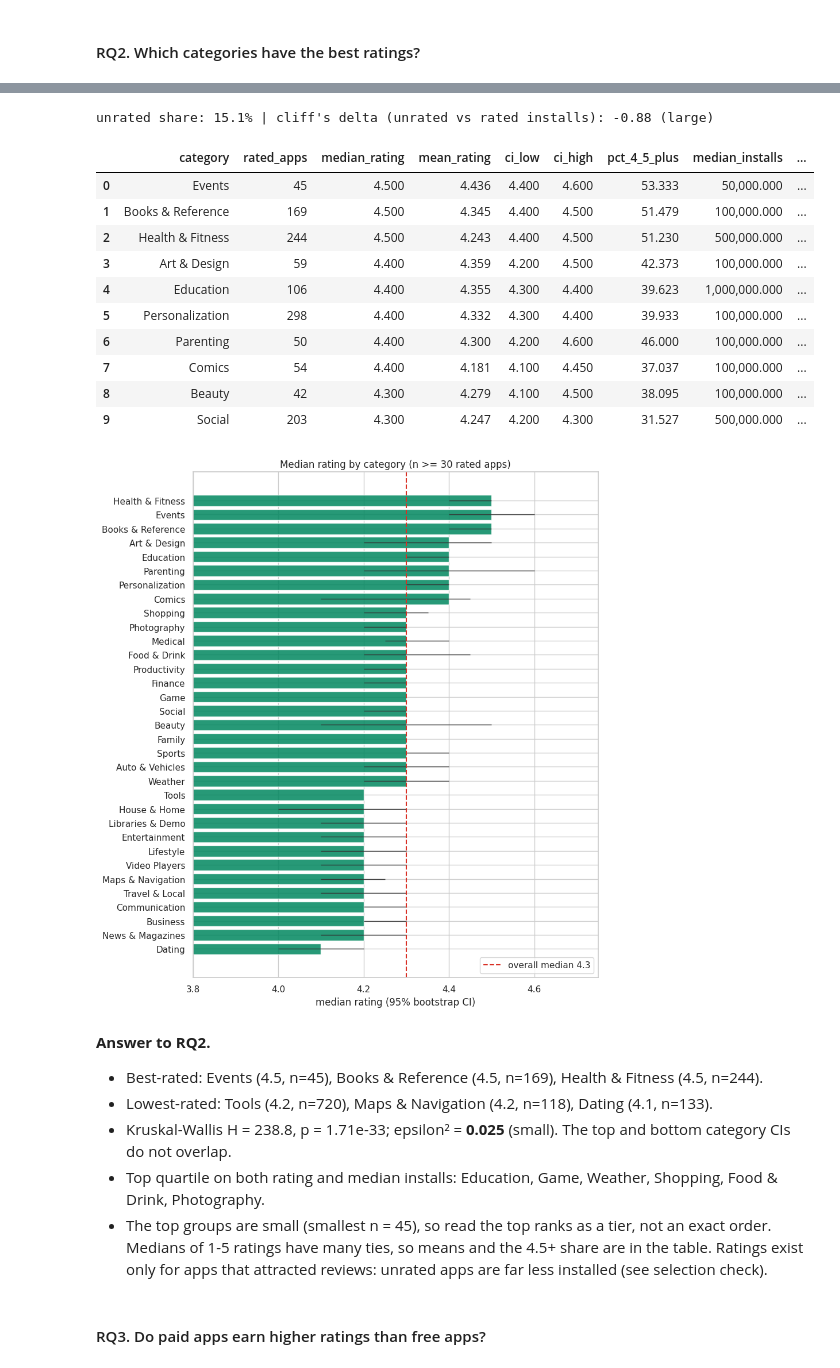
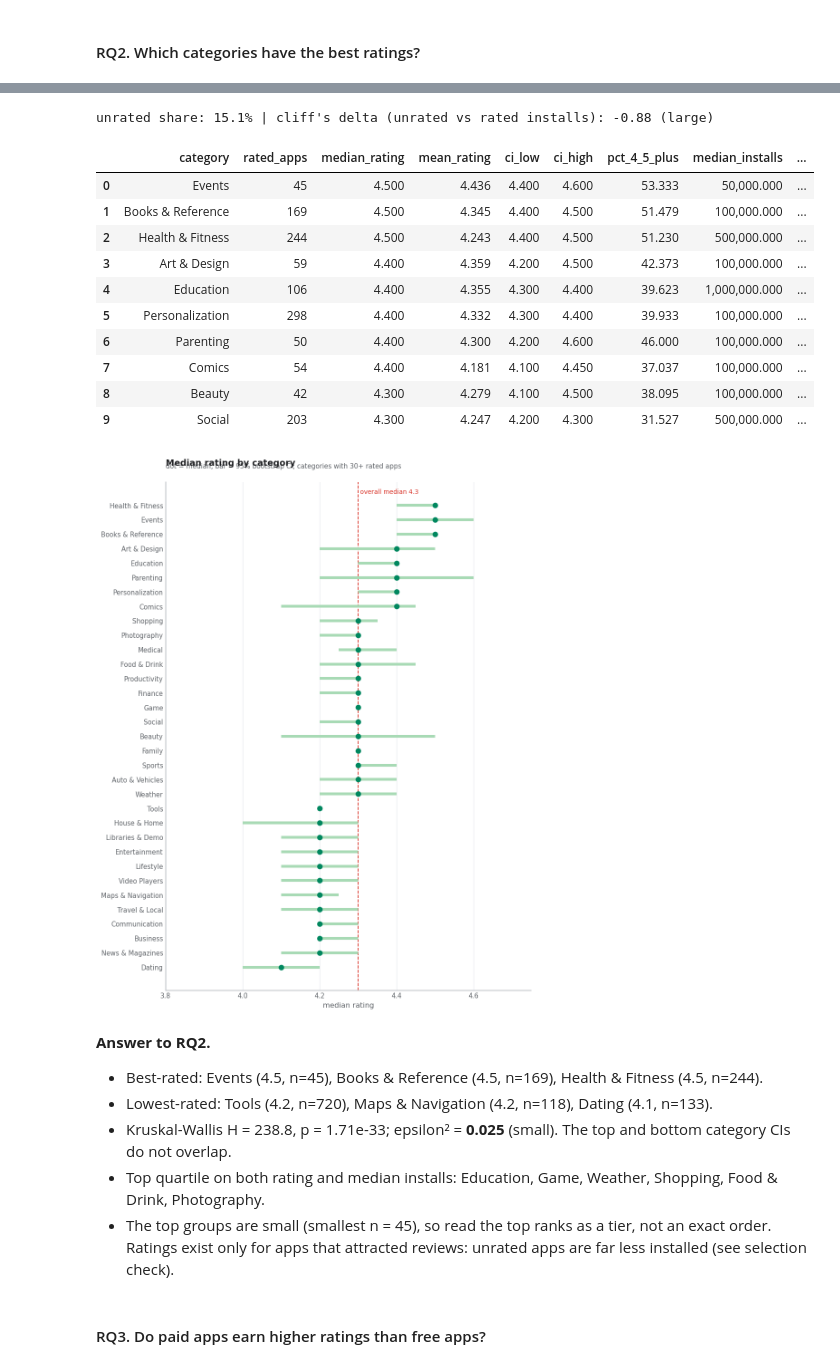
Before and after one commit to MokuaEnock/google_play_store_analysis, a Jupyter notebook: google_play_store_analysis.ipynb, the cells around one changed output, grey strips where cells are left out. Saved outputs shown, nothing was run; the diff lists cells and outputs as text; code cells hidden in the pictures.

```diff
--- a/google_play_store_analysis.ipynb
+++ b/google_play_store_analysis.ipynb
@@ -672,6 +715,7 @@ def engineer_features(pdf: pd.DataFrame) -> pd.DataFrame:
     df = pdf.copy()
 
     df["last_updated"] = pd.to_datetime(df["last_updated"], format="%B %d, %Y", errors="coerce")
+    # "today" = newest update in the data, so recency does not depend on when you run this
     snapshot_date = df["last_updated"].max()
     df["days_since_update"] = (snapshot_date - df["last_updated"]).dt.days
 
@@ -679,7 +723,7 @@ def engineer_features(pdf: pd.DataFrame) -> pd.DataFrame:
     df["primary_genre"] = df["genres"].str.split(";").str[0].str.strip()
 
     df["is_paid"] = df["type"].eq("Paid")
-    df["size_missing"] = df["size_mb"].isna()
+    df["size_missing"] = df["size_mb"].isna()   # "Varies with device" stays flagged, not guessed
     df["has_rating"] = df["rating"].notna()
 
     df["log10_installs"] = np.log10(df["installs"] + 1)
@@ -709,6 +753,23 @@ def engineer_features(pdf: pd.DataFrame) -> pd.DataFrame:
         np.select([df["installs"] < 10_000, df["installs"] < 1_000_000], ["<10K", "10K-1M"], default="1M+"),
         categories=["<10K", "10K-1M", "1M+"], ordered=True)
 
+    # recency_band as an explicit ordered categorical (same order as the labels above)
+    df["recency_band"] = pd.Categorical(df["recency_band"].astype(str), categories=recency_labels, ordered=True)
+
+    # content rating: youngest audience -> oldest audience, Unrated last
+    cr_order = ["Everyone", "Everyone 10+", "Teen", "Mature 17+", "Adults only 18+", "Unrated"]
+    cr_order += sorted(set(df["content_rating"].dropna()) - set(cr_order))
+    df["content_rating"] = pd.Categorical(df["content_rating"], categories=cr_order, ordered=True)
+
+    # Numeric sort keys. A csv has no category order, so Tableau/Excel sort text labels alphabetically ("1B+" before "1K+")
+    for col in ["installs_bucket", "size_band", "price_band", "recency_band", "install_tier", "content_rating"]:
+        df[f"{col}_sort"] = df[col].cat.codes + 1
+
+    # self-sorting labels for tools that cannot sort by another field (e.g. "01 | 1K+")
+    for col in ["installs_bucket", "size_band", "price_band", "recency_band", "install_tier"]:
+        width = len(str(len(df[col].cat.categories)))
+        df[f"{col}_ordered"] = df[f"{col}_sort"].astype(str).str.zfill(width) + " | " + df[col].astype(str)
+
     return df.drop(columns=["size", "current_ver", "android_ver"], errors="ignore")
 
 clean_df = engineer_features(pdf)
@@ -1104,17 +1193,21 @@ display(ct.head(10))
 
 H, p_kw, eps2 = epsilon_squared([g["rating"].to_numpy() for _, g in rated.groupby("category") if len(g) >= MIN_N])
 
-order = ct.sort_values("median_rating")
+order = ct.sort_values("median_rating").reset_index(drop=True)
 err = [(order["median_rating"] - order["ci_low"]).clip(lower=0), (order["ci_high"] - order["median_rating"]).clip(lower=0)]
-fig, ax = plt.subplots(figsize=(9, max(5, 0.3 * len(order))))
-ax.barh(order["category"], order["median_rating"], xerr=err, color=GREEN, alpha=0.85, error_kw=dict(ecolor="#333", lw=1))
-ax.axvline(rated["rating"].median(), color=RED, ls="--", label=f"overall median {rated['rating'].median():.1f}")
+fig, ax = plt.subplots(figsize=(9, max(5, 0.3 * len(order) + 1.5)))
+# dot = median, bar = 95% bootstrap CI. medians of 1-5 ratings tie a lot, so some CIs collapse to a point
+ax.errorbar(order["median_rating"], order.index, xerr=err, fmt="o", color=GREEN, ecolor=LIGHT_GREEN,
+            elinewidth=4, capsize=0, ms=7, zorder=3)
+overall = rated["rating"].median()
+ax.axvline(overall, color=RED, ls="--", lw=1.2, zorder=1)
+ax.text(overall, len(order) - 0.3, f" overall median {overall:.1f}", color=RED, fontsize=9, va="bottom")
+ax.set_yticks(order.index); ax.set_yticklabels(order["category"])
 ax.set_xlim(max(1, order["ci_low"].min() - 0.2), min(5, order["ci_high"].max() + 0.15))
-ax.set_xlabel("median rating (95% bootstrap CI)"); ax.set_ylabel("")
-ax.set_title(f"Median rating by category (n >= {MIN_N} rated apps)"); ax.legend(loc="lower right")
-plt.tight_layout()
-plt.savefig(f"{image_path}/06_category_ratings.png", dpi=150)
-plt.show()
+title_block(ax, "Median rating by category", f"dot = median, bar = 95% bootstrap CI; categories with {MIN_N}+ rated apps")
+ax.set_xlabel("median rating"); ax.set_ylabel("")
+tidy(ax, grid="x")
+save_chart(fig, "06_category_ratings")
 
 q_rating, q_inst = ct["median_rating"].quantile(0.75), ct["median_installs"].quantile(0.75)
 both = ct[(ct["median_rating"] >= q_rating) & (ct["median_installs"] >= q_inst)]["category"].tolist()
@@ -1123,35 +1216,35 @@ separable = ct.iloc[0]["ci_low"] > ct.iloc[-1]["ci_high"]
 small_top = int(top3["rated_apps"].min()) < 60
 
 ANSWERS["RQ2"] = (f"Highest median ratings: {', '.join(top3['category'])} ({top3['median_rating'].iloc[0]:.1f}); lowest: "
                   f"{', '.join(bot3['category'])} ({bot3['median_rating'].iloc[-1]:.1f}). Category explains "
                   f"{eps2:.1%} of rating rank variance ({eps2_label(eps2)} effect).")
 
 display(Markdown(f"""
 **Answer to RQ2.**
 
 - Best-rated: {', '.join(f"{r.category} ({r.median_rating:.1f}, n={r.rated_apps})" for r in top3.itertuples())}.
 - Lowest-rated: {', '.join(f"{r.category} ({r.median_rating:.1f}, n={r.rated_apps})" for r in bot3.itertuples())}.
 - Kruskal-Wallis H = {H:.1f}, p = {fmt_p(p_kw)}; epsilon² = **{eps2:.3f}** ({eps2_label(eps2)}). The top and bottom category CIs {'do not overlap' if separable else 'overlap'}.
 - Top quartile on both rating and median installs: {', '.join(both) if both else 'none'}.
-- {'The top groups are small (smallest n = ' + str(int(top3['rated_apps'].min())) + '), so read the top ranks as a tier, not an exact order. ' if small_top else ''}Medians of 1-5 ratings have many ties, so means and the 4.5+ share are in the table. Ratings exist only for apps that attracted reviews: unrated apps are far less installed (see selection check).
+- {'The top groups are small (smallest n = ' + str(int(top3['rated_apps'].min())) + '), so read the top ranks as a tier, not an exact order. ' if small_top else ''}Ratings exist only for apps that attracted reviews: unrated apps are far less installed (see selection check).
 """))
 # %% [output]
 |  | group | apps | median_installs | median_reviews |
 | 0 | rated | 8196 | 100,000.000 | 3,017.000 |
 | 1 | unrated | 1463 | 100.000 | 1.000 |
 unrated share: 15.1% | cliff's delta (unrated vs rated installs): -0.88 (large)
 |  | category | rated_apps | median_rating | mean_rating | ci_low | ci_high | pct_4_5_plus | median_installs | ... |
 | 0 | Events | 45 | 4.500 | 4.436 | 4.400 | 4.600 | 53.333 | 50,000.000 | ... |
 | 1 | Books & Reference | 169 | 4.500 | 4.345 | 4.400 | 4.500 | 51.479 | 100,000.000 | ... |
 | 2 | Health & Fitness | 244 | 4.500 | 4.243 | 4.400 | 4.500 | 51.230 | 500,000.000 | ... |
 | 3 | Art & Design | 59 | 4.400 | 4.359 | 4.200 | 4.500 | 42.373 | 100,000.000 | ... |
 | 4 | Education | 106 | 4.400 | 4.355 | 4.300 | 4.400 | 39.623 | 1,000,000.000 | ... |
 | 5 | Personalization | 298 | 4.400 | 4.332 | 4.300 | 4.400 | 39.933 | 100,000.000 | ... |
 | 6 | Parenting | 50 | 4.400 | 4.300 | 4.200 | 4.600 | 46.000 | 100,000.000 | ... |
 | 7 | Comics | 54 | 4.400 | 4.181 | 4.100 | 4.450 | 37.037 | 100,000.000 | ... |
 | 8 | Beauty | 42 | 4.300 | 4.279 | 4.100 | 4.500 | 38.095 | 100,000.000 | ... |
 | 9 | Social | 203 | 4.300 | 4.247 | 4.200 | 4.300 | 31.527 | 500,000.000 | ... |
-[figure, old version]
+[figure, new version]
 
 **Answer to RQ2.**
 
@@ -1159,7 +1252,7 @@ unrated share: 15.1% | cliff's delta (unrated vs rated installs): -0.88 (large)
 - Lowest-rated: Tools (4.2, n=720), Maps & Navigation (4.2, n=118), Dating (4.1, n=133).
 - Kruskal-Wallis H = 238.8, p = 1.71e-33; epsilon² = **0.025** (small). The top and bottom category CIs do not overlap.
 - Top quartile on both rating and median installs: Education, Game, Weather, Shopping, Food & Drink, Photography.
-- The top groups are small (smallest n = 45), so read the top ranks as a tier, not an exact order. Medians of 1-5 ratings have many ties, so means and the 4.5+ share are in the table. Ratings exist only for apps that attracted reviews: unrated apps are far less installed (see selection check).
+- The top groups are small (smallest n = 45), so read the top ranks as a tier, not an exact order. Ratings exist only for apps that attracted reviews: unrated apps are far less installed (see selection check).
 # %% [markdown]
 #### RQ3. Do paid apps earn higher ratings than free apps?
 # %%
```
Also changed, not shown: parts of 40 cells of this notebook, 18 other files.
